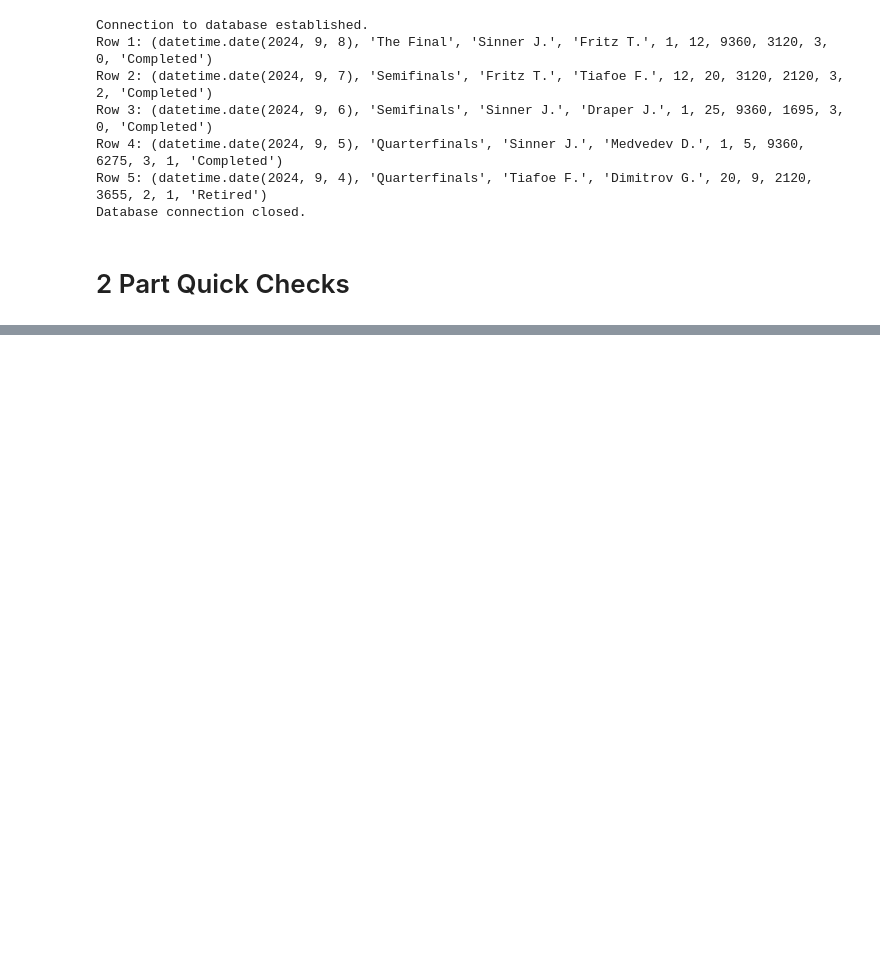
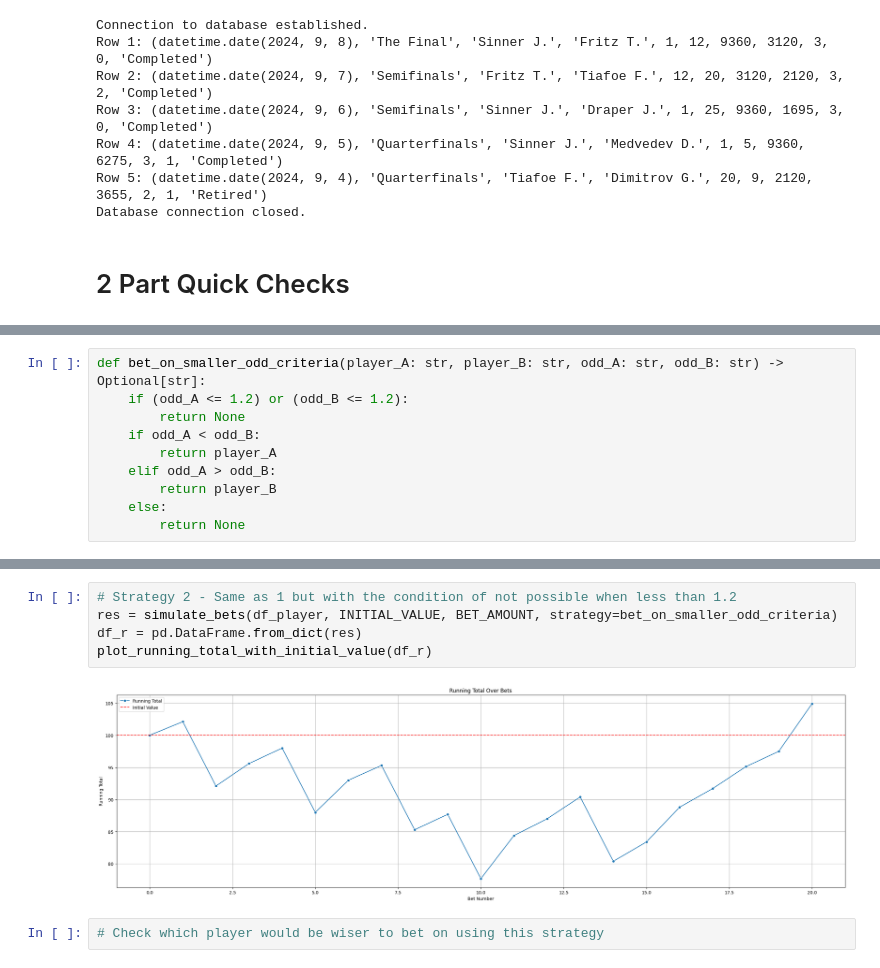
Before and after one commit to zediogocastro/smart-tennis-bet, a Jupyter notebook: simple_analytics.ipynb, the cells around one changed output, grey strips where cells are left out. Saved outputs shown, nothing was run; the diff lists cells and outputs as text; blank space fills up the shorter version.

```diff
--- a/simple_analytics.ipynb
+++ b/simple_analytics.ipynb
@@ -318,0 +208,10 @@ results_df
+# %%
+def bet_on_smaller_odd_criteria(player_A: str, player_B: str, odd_A: str, odd_B: str) -> Optional[str]:
+    if (odd_A <= 1.2) or (odd_B <= 1.2):
+        return None
+    if odd_A < odd_B:
+        return player_A
+    elif odd_A > odd_B:
+        return player_B
+    else:
+        return None
@@ -318,0 +289,9 @@ results_df
+# %%
+# Strategy 2 - Same as 1 but with the condition of not possible when less than 1.2
+res = simulate_bets(df_player, INITIAL_VALUE, BET_AMOUNT, strategy=bet_on_smaller_odd_criteria)
+df_r = pd.DataFrame.from_dict(res)
+plot_running_total_with_initial_value(df_r)
+# %% [output]
+[figure, added]
+# %%
+# Check which player would be wiser to bet on using this strategy
```
Also changed, not shown: parts of 21 cells of this notebook.
